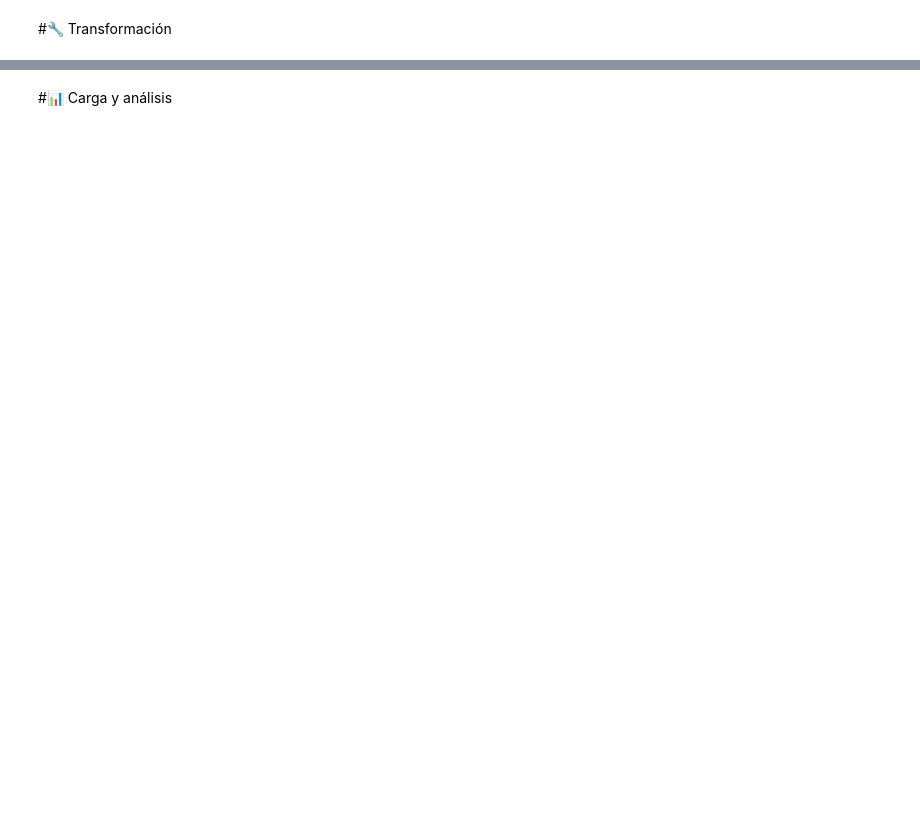
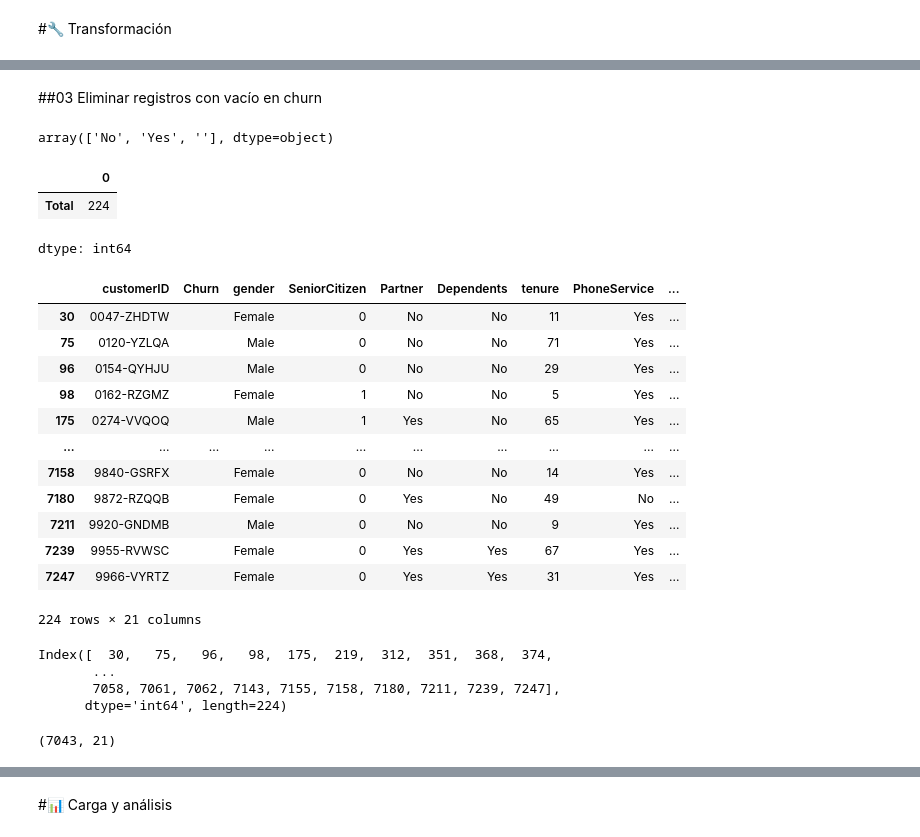
Before and after one commit to marklinista-HO/challenge2-data-science-LATAM, a Jupyter notebook: TelecomX_LATAM.ipynb, the cells around one changed output, grey strips where cells are left out. Saved outputs shown, nothing was run; the diff lists cells and outputs as text; code cells hidden in the pictures; blank space fills up the shorter version.

```diff
--- a/TelecomX_LATAM.ipynb
+++ b/TelecomX_LATAM.ipynb
@@ -147,0 +78,20 @@ memory usage: 1.2+ MB
+# %%
+#  2061 : rename
+#  cambiar nombres de las columnas:  quitar   customer.
+datos_telecom_norm.rename(columns={'customer.gender':'gender', 'customer.SeniorCitizen':'SeniorCitizen',
+       'customer.Partner':'Partner', 'customer.Dependents':'Dependents',
+       'customer.tenure':'tenure'}, inplace=True)
+
+#  cambiar nombres de las columnas:  quitar   phone.
+datos_telecom_norm.rename(columns={'phone.PhoneService':'PhoneService', 'phone.MultipleLines':'MultipleLines'}, inplace=True)
+
+#  cambiar nombres de las columnas:  quitar   internet.
+datos_telecom_norm.rename(columns={'internet.InternetService':'InternetService',
+       'internet.OnlineSecurity':'OnlineSecurity', 'internet.OnlineBackup':'OnlineBackup',
+       'internet.DeviceProtection':'DeviceProtection', 'internet.TechSupport':'TechSupport',
+       'internet.StreamingTV':'StreamingTV', 'internet.StreamingMovies':'StreamingMovies'}, inplace=True)
+
+#  cambiar nombres de las columnas:  quitar   account.Contract.
+datos_telecom_norm.rename(columns={'account.Contract':'Contract',
+       'account.PaperlessBilling':'PaperlessBilling', 'account.PaymentMethod':'PaymentMethod',
+       'account.Charges.Monthly':'Monthly', 'account.Charges.Total':'Total'}, inplace=True)
@@ -149,0 +194,9 @@ memory usage: 1.2+ MB
+# %%
+# 2071  .replace
+#  reemplazando el  ' ' por un 0 que daba error, y
+datos_telecom_norm['Total'] = datos_telecom_norm['Total'].replace(' ','0')
+# %%
+#  2045  .astype
+#  haciendo la conversión a float :
+#datos_telecom_norm.astype({'Total':'float64'})
+datos_telecom_norm = datos_telecom_norm.astype({'Total':'float64'})
@@ -149,0 +251,43 @@ memory usage: 1.2+ MB
+# %% [markdown]
+##03 Eliminar registros con vacío en churn
+# %%
+#  Revisando valores en  Churn
+#  datos_telecom_norm['Churn'].unique()
+datos_telecom_norm.Churn.unique()
+# %% [output]
+array(['No', 'Yes', ''], dtype=object)
+# %%
+#  Queremos remover registros con  Churn == '':
+#  contando los registros a eliminar:
+datos_telecom_norm.query("Churn == ''")[['Total']].count(numeric_only=True)
+# %% [output]
+|  | 0 |
+| Total | 224 |
+dtype: int64
+# %%
+#  Queremos remover registros con  Churn == '':
+#  para encontrar registros con este valor:
+datos_telecom_norm.query("Churn == ''")
+# %% [output]
+|  | customerID | Churn | gender | SeniorCitizen | Partner | Dependents | tenure | PhoneService | ... |
+| 30 | 0047-ZHDTW |  | Female | 0 | No | No | 11 | Yes | ... |
+| 75 | 0120-YZLQA |  | Male | 0 | No | No | 71 | Yes | ... |
+| 96 | 0154-QYHJU |  | Male | 0 | No | No | 29 | Yes | ... |
+| 98 | 0162-RZGMZ |  | Female | 1 | No | No | 5 | Yes | ... |
+| 175 | 0274-VVQOQ |  | Male | 1 | Yes | No | 65 | Yes | ... |
+| ... | ... | ... | ... | ... | ... | ... | ... | ... | ... |
+| 7158 | 9840-GSRFX |  | Female | 0 | No | No | 14 | Yes | ... |
+| 7180 | 9872-RZQQB |  | Female | 0 | Yes | No | 49 | No | ... |
+| 7211 | 9920-GNDMB |  | Male | 0 | No | No | 9 | Yes | ... |
+| 7239 | 9955-RVWSC |  | Female | 0 | Yes | Yes | 67 | Yes | ... |
+| 7247 | 9966-VYRTZ |  | Female | 0 | Yes | Yes | 31 | Yes | ... |
+224 rows × 21 columns
+# %%
+#   2061   .index
+#  Para accesarlos, encontramos sus indices:
+datos_telecom_norm.query("Churn == ''").index
+# %% [output]
+Index([  30,   75,   96,   98,  175,  219,  312,  351,  368,  374,
+       ...
+       7058, 7061, 7062, 7143, 7155, 7158, 7180, 7211, 7239, 7247],
+      dtype='int64', length=224)
@@ -149,0 +304,5 @@ memory usage: 1.2+ MB
+# %%
+#  Ahora deben de hacer 7267 - 224 =  7043  registros:
+datos_telecom_norm.shape
+# %% [output]
+(7043, 21)
```
Also changed, not shown: parts of 86 cells of this notebook.
